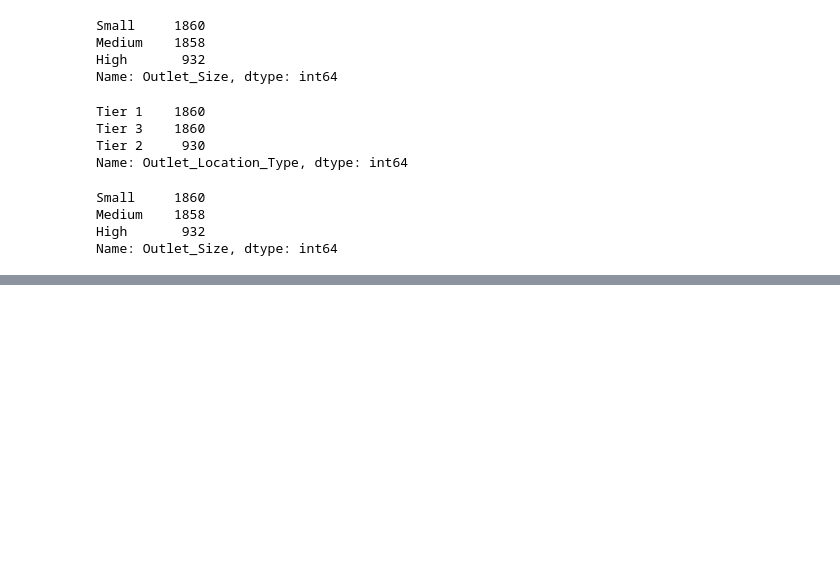
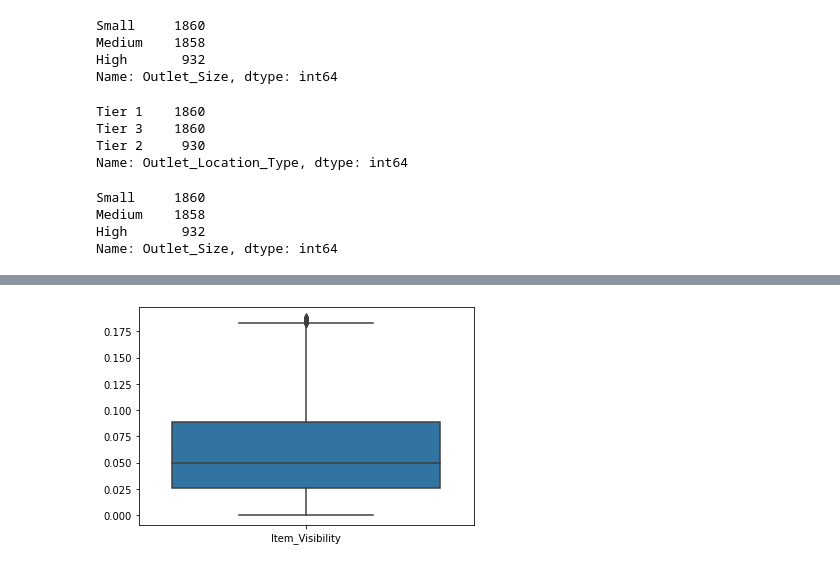
Before and after one commit to Savvy-Slowley/Sales_Predictions, a Jupyter notebook: sales_predictions.ipynb, the cells around one changed output, grey strips where cells are left out. Cells and saved outputs as stored; diff of their text form; code cells hidden in the pictures; blank space fills up the shorter version.

```diff
--- a/sales_predictions.ipynb
+++ b/sales_predictions.ipynb
@@ -140,0 +152,4 @@ SyntaxError: ignored
+# %%
+sns.boxplot(data=df[['Item_Visibility']]);
+# %% [output]
+[figure, added]
```
Also changed, not shown: parts of 14 cells of this notebook.
